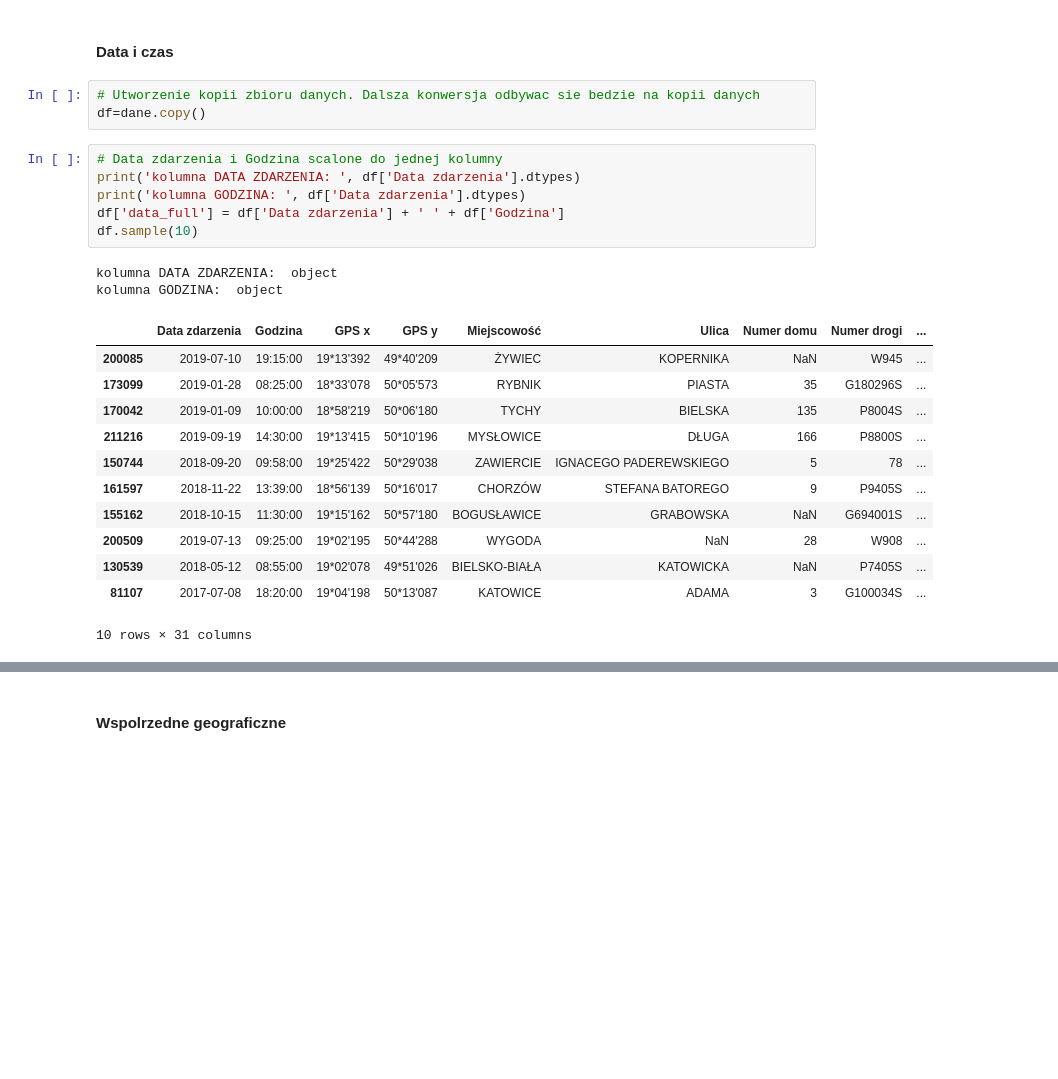
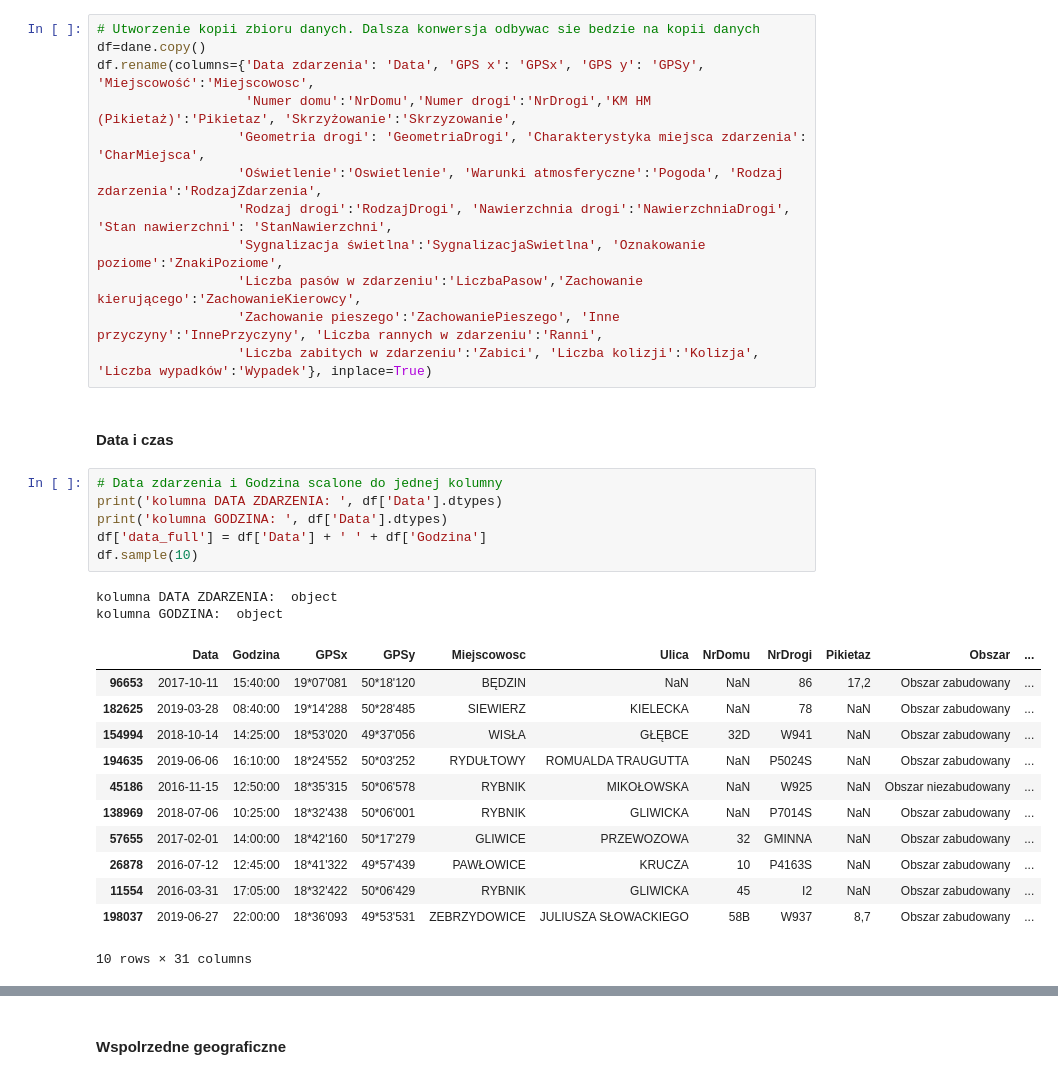
Before and after one commit to Aleksandra094/CarAccident, a Jupyter notebook: CarAccidents1.ipynb, the cells around one changed output, grey strips where cells are left out. Cells and saved outputs as stored; diff of their text form; blank space fills up the shorter version.

Commit message:
Data set preparation is done

```diff
--- a/CarAccidents1.ipynb
+++ b/CarAccidents1.ipynb
@@ -134,31 +137,40 @@ dane.sample(50)
 50 rows × 30 columns
 # %% [markdown]
 ### Konwersja typu danych
+# %%
+# Utworzenie kopii zbioru danych. Dalsza konwersja odbywac sie bedzie na kopii danych
+df=dane.copy()
+df.rename(columns={'Data zdarzenia': 'Data', 'GPS x': 'GPSx', 'GPS y': 'GPSy', 'Miejscowość':'Miejscowosc',
+                   'Numer domu':'NrDomu','Numer drogi':'NrDrogi','KM HM (Pikietaż)':'Pikietaz', 'Skrzyżowanie':'Skrzyzowanie',
+                  'Geometria drogi': 'GeometriaDrogi', 'Charakterystyka miejsca zdarzenia': 'CharMiejsca',
+                  'Oświetlenie':'Oswietlenie', 'Warunki atmosferyczne':'Pogoda', 'Rodzaj zdarzenia':'RodzajZdarzenia',
+                  'Rodzaj drogi':'RodzajDrogi', 'Nawierzchnia drogi':'NawierzchniaDrogi', 'Stan nawierzchni': 'StanNawierzchni',
+                  'Sygnalizacja świetlna':'SygnalizacjaSwietlna', 'Oznakowanie poziome':'ZnakiPoziome',
+                  'Liczba pasów w zdarzeniu':'LiczbaPasow','Zachowanie kierującego':'ZachowanieKierowcy',
+                  'Zachowanie pieszego':'ZachowaniePieszego', 'Inne przyczyny':'InnePrzyczyny', 'Liczba rannych w zdarzeniu':'Ranni',
+                  'Liczba zabitych w zdarzeniu':'Zabici', 'Liczba kolizji':'Kolizja', 'Liczba wypadków':'Wypadek'}, inplace=True)
 # %% [markdown]
 #### Data i czas
-# %%
-# Utworzenie kopii zbioru danych. Dalsza konwersja odbywac sie bedzie na kopii danych
-df=dane.copy()
 # %%
 # Data zdarzenia i Godzina scalone do jednej kolumny
-print('kolumna DATA ZDARZENIA: ', df['Data zdarzenia'].dtypes)
-print('kolumna GODZINA: ', df['Data zdarzenia'].dtypes)
-df['data_full'] = df['Data zdarzenia'] + ' ' + df['Godzina']
+print('kolumna DATA ZDARZENIA: ', df['Data'].dtypes)
+print('kolumna GODZINA: ', df['Data'].dtypes)
+df['data_full'] = df['Data'] + ' ' + df['Godzina']
 df.sample(10)
 # %% [output]
 kolumna DATA ZDARZENIA:  object
 kolumna GODZINA:  object
-|  | Data zdarzenia | Godzina | GPS x | GPS y | Miejscowość | Ulica | Numer domu | Numer drogi | ... |
-| 200085 | 2019-07-10 | 19:15:00 | 19*13'392 | 49*40'209 | ŻYWIEC | KOPERNIKA | NaN | W945 | ... |
-| 173099 | 2019-01-28 | 08:25:00 | 18*33'078 | 50*05'573 | RYBNIK | PIASTA | 35 | G180296S | ... |
-| 170042 | 2019-01-09 | 10:00:00 | 18*58'219 | 50*06'180 | TYCHY | BIELSKA | 135 | P8004S | ... |
-| 211216 | 2019-09-19 | 14:30:00 | 19*13'415 | 50*10'196 | MYSŁOWICE | DŁUGA | 166 | P8800S | ... |
-| 150744 | 2018-09-20 | 09:58:00 | 19*25'422 | 50*29'038 | ZAWIERCIE | IGNACEGO PADEREWSKIEGO | 5 | 78 | ... |
-| 161597 | 2018-11-22 | 13:39:00 | 18*56'139 | 50*16'017 | CHORZÓW | STEFANA BATOREGO | 9 | P9405S | ... |
-| 155162 | 2018-10-15 | 11:30:00 | 19*15'162 | 50*57'180 | BOGUSŁAWICE | GRABOWSKA | NaN | G694001S | ... |
-| 200509 | 2019-07-13 | 09:25:00 | 19*02'195 | 50*44'288 | WYGODA | NaN | 28 | W908 | ... |
-| 130539 | 2018-05-12 | 08:55:00 | 19*02'078 | 49*51'026 | BIELSKO-BIAŁA | KATOWICKA | NaN | P7405S | ... |
-| 81107 | 2017-07-08 | 18:20:00 | 19*04'198 | 50*13'087 | KATOWICE | ADAMA | 3 | G100034S | ... |
+|  | Data | Godzina | GPSx | GPSy | Miejscowosc | Ulica | NrDomu | NrDrogi | Pikietaz | Obszar | ... |
+| 96653 | 2017-10-11 | 15:40:00 | 19*07'081 | 50*18'120 | BĘDZIN | NaN | NaN | 86 | 17,2 | Obszar zabudowany | ... |
+| 182625 | 2019-03-28 | 08:40:00 | 19*14'288 | 50*28'485 | SIEWIERZ | KIELECKA | NaN | 78 | NaN | Obszar zabudowany | ... |
+| 154994 | 2018-10-14 | 14:25:00 | 18*53'020 | 49*37'056 | WISŁA | GŁĘBCE | 32D | W941 | NaN | Obszar zabudowany | ... |
+| 194635 | 2019-06-06 | 16:10:00 | 18*24'552 | 50*03'252 | RYDUŁTOWY | ROMUALDA TRAUGUTTA | NaN | P5024S | NaN | Obszar zabudowany | ... |
+| 45186 | 2016-11-15 | 12:50:00 | 18*35'315 | 50*06'578 | RYBNIK | MIKOŁOWSKA | NaN | W925 | NaN | Obszar niezabudowany | ... |
+| 138969 | 2018-07-06 | 10:25:00 | 18*32'438 | 50*06'001 | RYBNIK | GLIWICKA | NaN | P7014S | NaN | Obszar zabudowany | ... |
+| 57655 | 2017-02-01 | 14:00:00 | 18*42'160 | 50*17'279 | GLIWICE | PRZEWOZOWA | 32 | GMINNA | NaN | Obszar zabudowany | ... |
+| 26878 | 2016-07-12 | 12:45:00 | 18*41'322 | 49*57'439 | PAWŁOWICE | KRUCZA | 10 | P4163S | NaN | Obszar zabudowany | ... |
+| 11554 | 2016-03-31 | 17:05:00 | 18*32'422 | 50*06'429 | RYBNIK | GLIWICKA | 45 | I2 | NaN | Obszar zabudowany | ... |
+| 198037 | 2019-06-27 | 22:00:00 | 18*36'093 | 49*53'531 | ZEBRZYDOWICE | JULIUSZA SŁOWACKIEGO | 58B | W937 | 8,7 | Obszar zabudowany | ... |
 10 rows × 31 columns
 # %%
 # Data zdarzenia i Godzina do typu datetime
```
Also changed, not shown: parts of 42 cells of this notebook.
